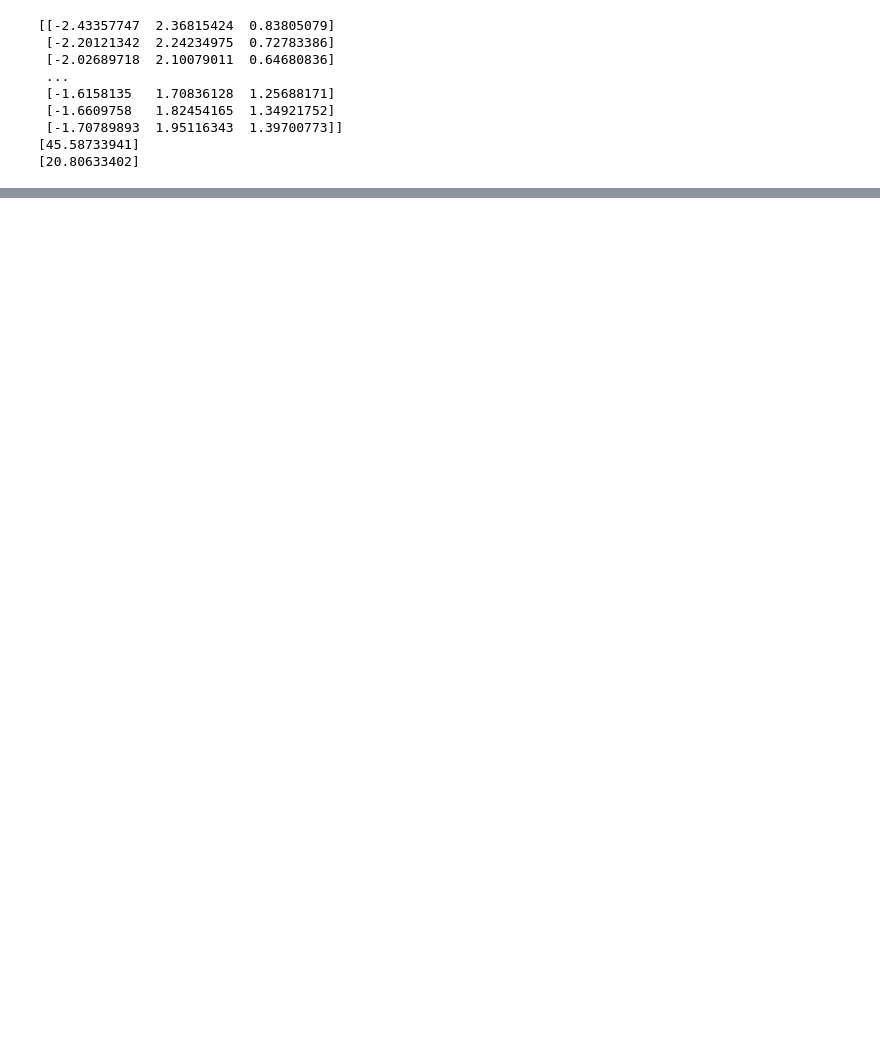
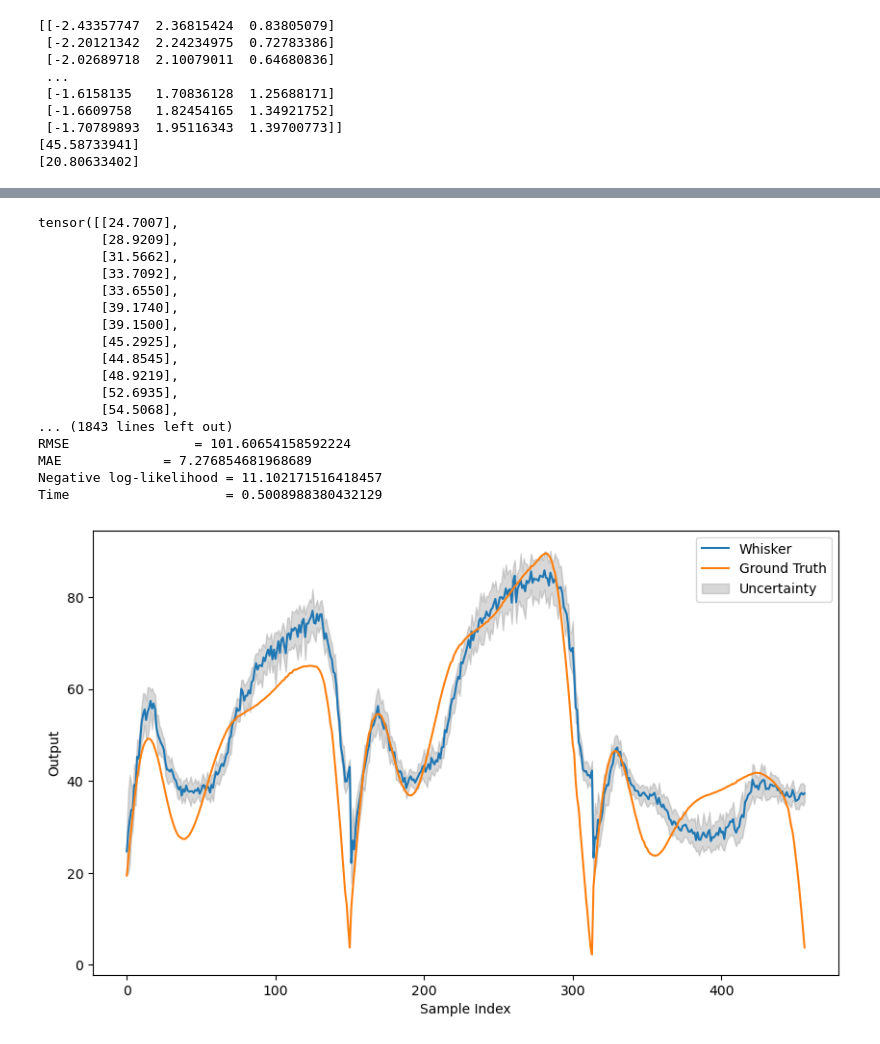
Before and after one commit to TacYee/autonomous-fly, a Jupyter notebook: Optitrack/dataanalyse/uncertainty_mlp_KF.ipynb, the cells around one changed output, grey strips where cells are left out. Cells and saved outputs as stored; diff of their text form; code cells hidden in the pictures; blank space fills up the shorter version.

```diff
--- a/Optitrack/dataanalyse/uncertainty_mlp_KF.ipynb
+++ b/Optitrack/dataanalyse/uncertainty_mlp_KF.ipynb
@@ -232,30 +233,49 @@ TypeError: __init__() missing 1 required positional argument: 'measurement_noise
 # %%
 #whisker2 uncertainty aware mlp
 from uncertainty import *
 from model import *
 from torch.utils.data import DataLoader, TensorDataset
 device = torch.device('cuda' if torch.cuda.is_available() else 'cpu')
-model = MLP_adf_dropout(input_size=3, hidden_size=32, output_size=1, p=0.05, noise_variance=1e-2, min_variance=1e-3).to(device)
-best_model_path='MLP_best_model_save/mlp_bs_32_lr_0.001_reg_0.01_do_0.1_rmse_9.6005_whisker2.pt'
+model = MLP_adf_dropout(input_size=3, hidden_size=32, output_size=1, p=0.05, noise_variance=0.01, min_variance=0.001).to(device)
+best_model_path='MLP_best_model_save/mlp_bs_32_lr_0.001_reg_0.01_do_0.1_rmse_10.2471_whisker2.pt'
 model.load_state_dict(torch.load(best_model_path))
 test_whisker_tensor = torch.Tensor(test_whisker2_filtered1)
 test_GT_tensor = torch.Tensor(test_GT2_filtered)
 test_dataset = TensorDataset(test_whisker_tensor, test_GT_tensor)
 testloader = DataLoader(test_dataset, batch_size=32, shuffle=False)
 test_image_folder = 'UA_MLP_test_image_save_whisker2'
 os.makedirs(test_image_folder, exist_ok=True)
 test_image_output_file = f'{test_image_folder}/p_0.05_noise_1e-2_modelvarianceweight_1_whisker2.png'
 eval_time = time.time()
-RMSE, MAE, neg_log_likelihood = evaluate(
+RMSE, MAE, neg_log_likelihood, test_pre2, test_uncertainty2 = evaluate(
         model,
         test_dataset,
         test_image_output_file,
         use_adf=True,
         use_mcdo=True)
 
 eval_time = time.time() - eval_time
 
 print('RMSE                = {}'.format(RMSE))
 print('MAE             = {}'.format(MAE))
 print('Negative log-likelihood = {}'.format(neg_log_likelihood))
 print('Time                    = {}'.format(eval_time))
+# %% [output]
+tensor([[24.7007],
+        [28.9209],
+        [31.5662],
+        [33.7092],
+        [33.6550],
+        [39.1740],
+        [39.1500],
+        [45.2925],
+        [44.8545],
+        [48.9219],
+        [52.6935],
+        [54.5068],
+... (1843 lines left out)
+RMSE                = 101.60654158592224
+MAE             = 7.276854681968689
+Negative log-likelihood = 11.102171516418457
+Time                    = 0.5008988380432129
+[figure, added]
```
Also changed, not shown: parts of 2 cells of this notebook, 3 other files.
